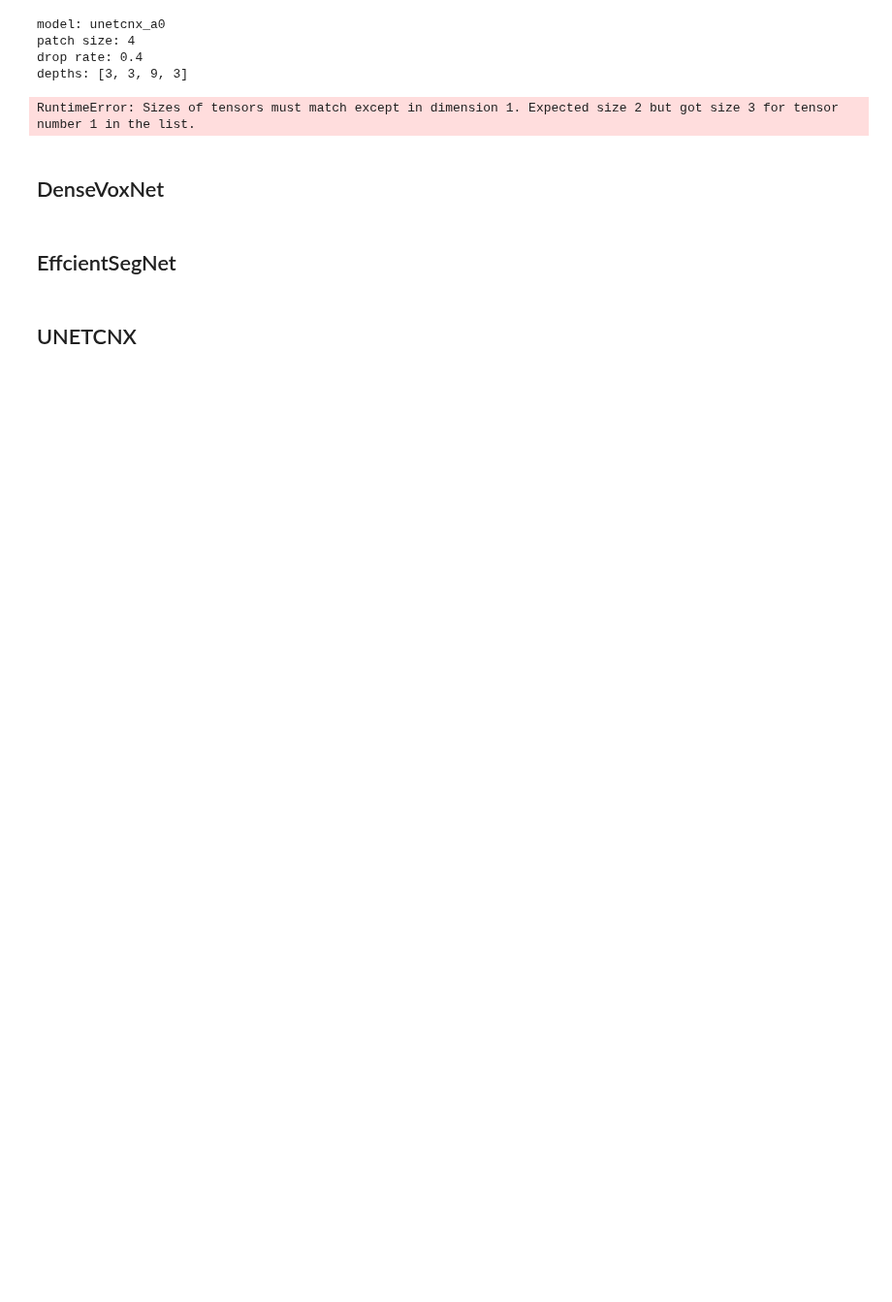
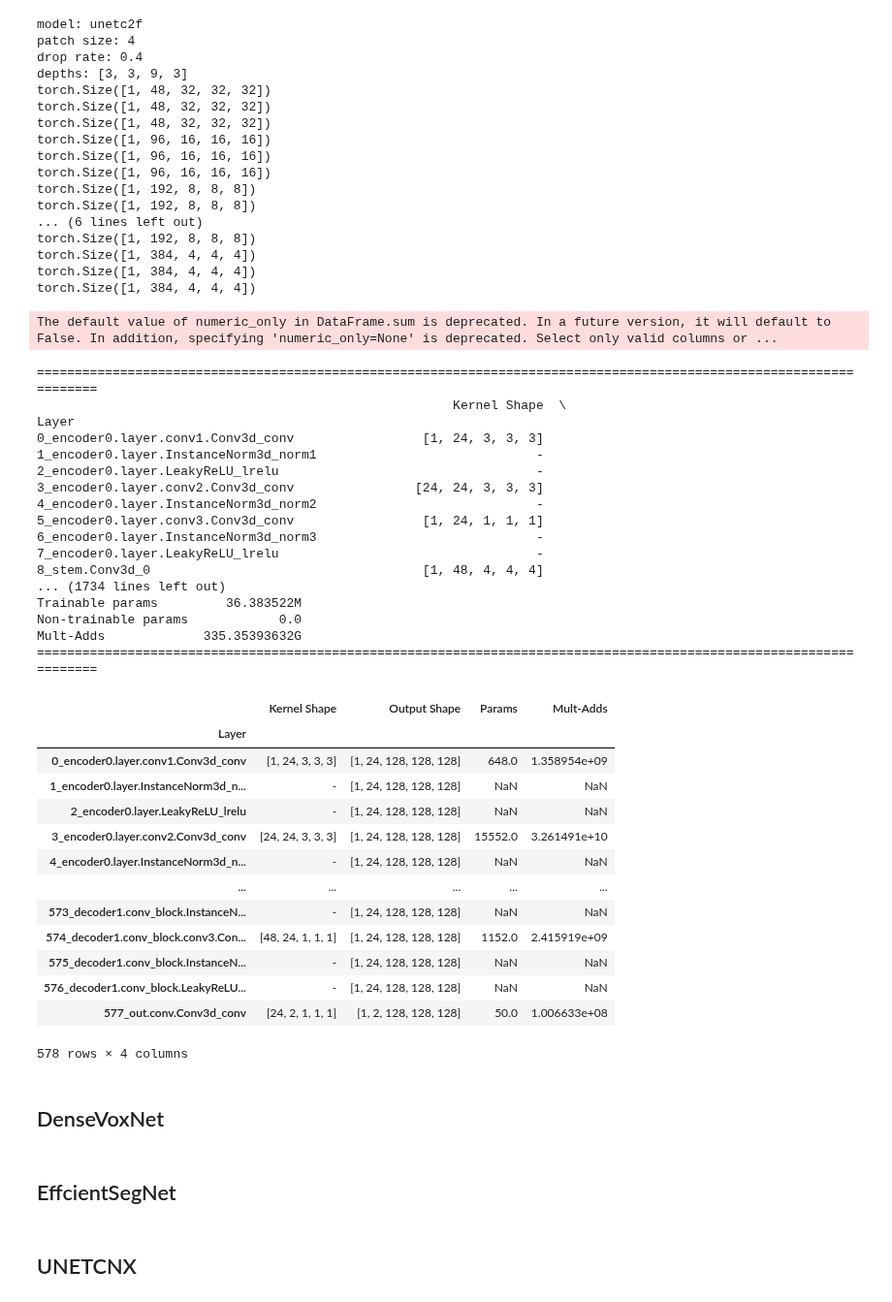
Before and after one commit to conflick0/CardiacSeg, a Jupyter notebook: exps/edas/network.ipynb, the cells around one changed output. Shown at 97% size. Drawn from its saved outputs; the diff is of its cells as text; code cells hidden in the pictures; blank space fills up the shorter version.

Commit message:
add network blocks, conv2former and fully conv transformer (fct), refactor cst (conv swin transformer)

```diff
--- a/exps/edas/network.ipynb
+++ b/exps/edas/network.ipynb
@@ -63,26 +56,70 @@ infer_data= {
 # %%
 parser = argparse.ArgumentParser(description="model segmentation pipeline")
 args = parser.parse_args([])
 args.device = 'cuda'
 args.in_channels = 1
-args.out_channels = 7
+args.out_channels = 2
 args.roi_x, args.roi_y, args.roi_z = [128, 128, 128]
 args.patch_size = 4
 args.drop_rate = 0.4
 args.depths = [3, 3, 9, 3]
 net = None
 del net
-net = network('unetcnx_a0', args)
+net = network('unetc2f', args) # unetc2f
 inp = None
 del inp
-inp = torch.rand((1, 1, 96, 96, 96)).to(args.device)
+inp = torch.rand((1, 1, 128, 128, 128)).to(args.device)
 summary(net, inp)
 # %% [output]
-model: unetcnx_a0
+model: unetc2f
 patch size: 4
 drop rate: 0.4
 depths: [3, 3, 9, 3]
+torch.Size([1, 48, 32, 32, 32])
+torch.Size([1, 48, 32, 32, 32])
+torch.Size([1, 48, 32, 32, 32])
+torch.Size([1, 96, 16, 16, 16])
+torch.Size([1, 96, 16, 16, 16])
+torch.Size([1, 96, 16, 16, 16])
+torch.Size([1, 192, 8, 8, 8])
+torch.Size([1, 192, 8, 8, 8])
+... (6 lines left out)
+torch.Size([1, 192, 8, 8, 8])
+torch.Size([1, 384, 4, 4, 4])
+torch.Size([1, 384, 4, 4, 4])
+torch.Size([1, 384, 4, 4, 4])
-RuntimeError: Sizes of tensors must match except in dimension 1. Expected size 2 but got size 3 for tensor number 1 in the list.
+The default value of numeric_only in DataFrame.sum is deprecated. In a future version, it will default to False. In addition, specifying 'numeric_only=None' is deprecated. Select only valid columns or ...
+====================================================================================================================
+                                                       Kernel Shape  \
+Layer
+0_encoder0.layer.conv1.Conv3d_conv                 [1, 24, 3, 3, 3]
+1_encoder0.layer.InstanceNorm3d_norm1                             -
+2_encoder0.layer.LeakyReLU_lrelu                                  -
+3_encoder0.layer.conv2.Conv3d_conv                [24, 24, 3, 3, 3]
+4_encoder0.layer.InstanceNorm3d_norm2                             -
+5_encoder0.layer.conv3.Conv3d_conv                 [1, 24, 1, 1, 1]
+6_encoder0.layer.InstanceNorm3d_norm3                             -
+7_encoder0.layer.LeakyReLU_lrelu                                  -
+8_stem.Conv3d_0                                    [1, 48, 4, 4, 4]
+... (1734 lines left out)
+Trainable params         36.383522M
+Non-trainable params            0.0
+Mult-Adds             335.35393632G
+====================================================================================================================
+|  | Kernel Shape | Output Shape | Params | Mult-Adds |
+| Layer |  |  |  |  |
+| 0_encoder0.layer.conv1.Conv3d_conv | [1, 24, 3, 3, 3] | [1, 24, 128, 128, 128] | 648.0 | 1.358954e+09 |
+| 1_encoder0.layer.InstanceNorm3d_n... | - | [1, 24, 128, 128, 128] | NaN | NaN |
+| 2_encoder0.layer.LeakyReLU_lrelu | - | [1, 24, 128, 128, 128] | NaN | NaN |
+| 3_encoder0.layer.conv2.Conv3d_conv | [24, 24, 3, 3, 3] | [1, 24, 128, 128, 128] | 15552.0 | 3.261491e+10 |
+| 4_encoder0.layer.InstanceNorm3d_n... | - | [1, 24, 128, 128, 128] | NaN | NaN |
+| ... | ... | ... | ... | ... |
+| 573_decoder1.conv_block.InstanceN... | - | [1, 24, 128, 128, 128] | NaN | NaN |
+| 574_decoder1.conv_block.conv3.Con... | [48, 24, 1, 1, 1] | [1, 24, 128, 128, 128] | 1152.0 | 2.415919e+09 |
+| 575_decoder1.conv_block.InstanceN... | - | [1, 24, 128, 128, 128] | NaN | NaN |
+| 576_decoder1.conv_block.LeakyReLU... | - | [1, 24, 128, 128, 128] | NaN | NaN |
+| 577_out.conv.Conv3d_conv | [24, 2, 1, 1, 1] | [1, 2, 128, 128, 128] | 50.0 | 1.006633e+08 |
+578 rows × 4 columns
 # %%
 parser = argparse.ArgumentParser(description="model segmentation pipeline")
 args = parser.parse_args([])
```
Also changed, not shown: parts of 3 cells of this notebook, 9 other files.
